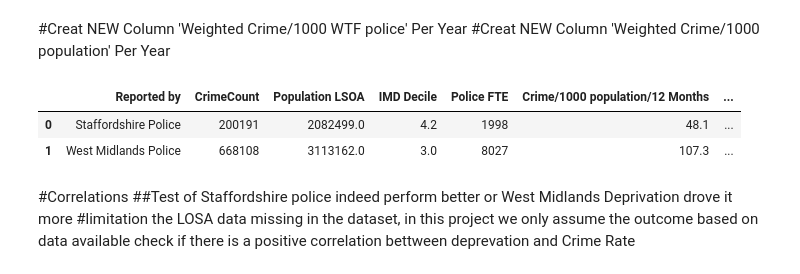
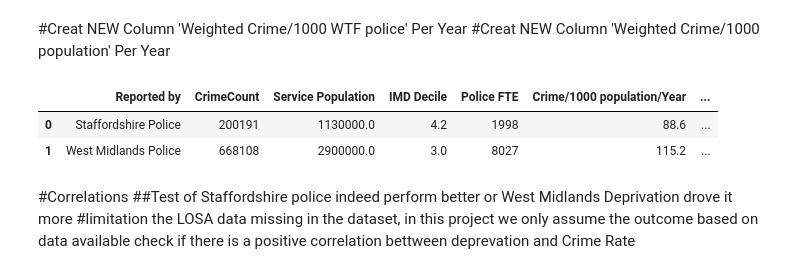
Before and after one commit to zhangwiki86-soton/L7---Data-Analysis-and-Visualisation, a Jupyter notebook: DRAFT Test Glob Final.ipynb, the cells around one changed output. Drawn from its saved outputs; the diff is of its cells as text; code cells hidden in the pictures.

```diff
--- a/DRAFT Test Glob Final.ipynb
+++ b/DRAFT Test Glob Final.ipynb
@@ -952,21 +954,28 @@ crime_counts_lsoa
 # %%
 b=crime_counts_lsoa.pivot_table(index='Reported by',values="Population LSOA",aggfunc='sum')
 c=crime_counts_lsoa.pivot_table(index='Reported by',values="CrimeCount",aggfunc='sum')
 e=DataMerge.pivot_table(index='Reported by',values="Index of Multiple Deprivation (IMD) Decile (where 1 is most deprived 10% of LSOAs)",aggfunc='mean')
 
 WorkForceFTE,b,c,e
 #merge and calculate weighted data by police
 d=pd.merge(c,b,on='Reported by',how='left')
 f=pd.merge(d,e,on='Reported by',how='left')
 weighted_data=pd.merge(f,WorkForceFTE,on='Reported by',how='left')
-weighted_data['Crime/1000 population/12 Months']=(weighted_data['CrimeCount']/weighted_data['Population LSOA'].astype(float))*1000/2
-weighted_data['Crime/Police FTE/12 Months']=(weighted_data['CrimeCount']/weighted_data['Police FTE'].astype(float))/2
+weighted_data.rename(columns={'Population LSOA':'Service Population'}, inplace=True)
+
+#Decide to use official population instead than LSOA aggregates from the merged report
+weighted_data.replace({2082499.0:1130000,3113162.0:2900000}, inplace=True)
+#Derive normalised crime data
+weighted_data['Crime/1000 population/Year']=(weighted_data['CrimeCount']/weighted_data['Service Population'].astype(float))*1000/2
+weighted_data['Crime/Police FTE/Year']=(weighted_data['CrimeCount']/weighted_data['Police FTE'].astype(float))/2
+weighted_data['Population/FTE']=(weighted_data['Service Population']/weighted_data['Police FTE'].astype(float))
+
 weighted_data.rename(columns={'Index of Multiple Deprivation (IMD) Decile (where 1 is most deprived 10% of LSOAs)':'IMD Decile'}, inplace=True)
 weighted_data.round(1)
 # %% [output]
-|  | Reported by | CrimeCount | Population LSOA | IMD Decile | Police FTE | Crime/1000 population/12 Months | ... |
-| 0 | Staffordshire Police | 200191 | 2082499.0 | 4.2 | 1998 | 48.1 | ... |
-| 1 | West Midlands Police | 668108 | 3113162.0 | 3.0 | 8027 | 107.3 | ... |
+|  | Reported by | CrimeCount | Service Population | IMD Decile | Police FTE | Crime/1000 population/Year | ... |
+| 0 | Staffordshire Police | 200191 | 1130000.0 | 4.2 | 1998 | 88.6 | ... |
+| 1 | West Midlands Police | 668108 | 2900000.0 | 3.0 | 8027 | 115.2 | ... |
 # %% [markdown]
 #Correlations
 ##Test of Staffordshire police indeed perform better or West Midlands Deprivation drove it more
```
Also changed, not shown: parts of 11 cells of this notebook.
